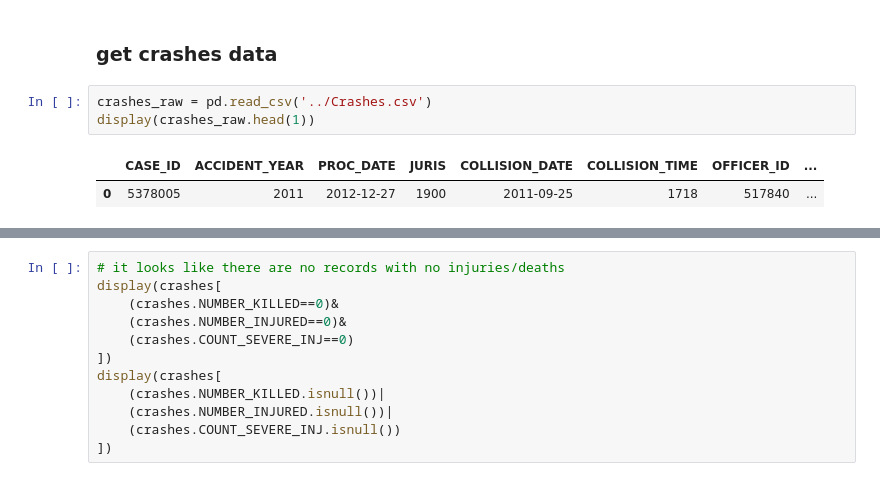
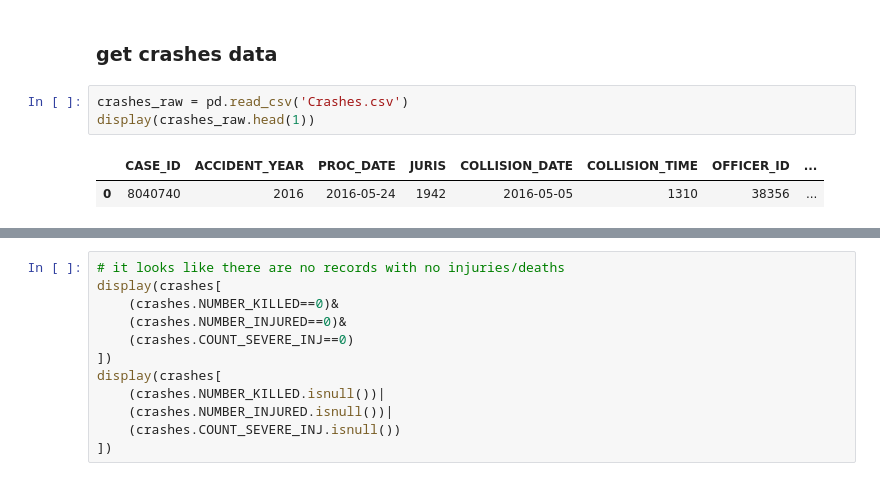
Before and after one commit to streetsforall/hsla_data_analysis, a Jupyter notebook: hsla_injuries_deaths/hsla_injuries_deaths_vs_mobility.ipynb, the cells around one changed output, grey strips where cells are left out. Saved outputs shown, nothing was run; the diff lists cells and outputs as text.

```diff
--- a/hsla_injuries_deaths/hsla_injuries_deaths_vs_mobility.ipynb
+++ b/hsla_injuries_deaths/hsla_injuries_deaths_vs_mobility.ipynb
@@ -218,11 +218,11 @@ radius = 20 # our average street will be 40m wide
 # %% [markdown]
 ### get crashes data
 # %%
-crashes_raw = pd.read_csv('../Crashes.csv')
+crashes_raw = pd.read_csv('Crashes.csv')
 display(crashes_raw.head(1))
 # %% [output]
 |  | CASE_ID | ACCIDENT_YEAR | PROC_DATE | JURIS | COLLISION_DATE | COLLISION_TIME | OFFICER_ID | ... |
-| 0 | 5378005 | 2011 | 2012-12-27 | 1900 | 2011-09-25 | 1718 | 517840 | ... |
+| 0 | 8040740 | 2016 | 2016-05-24 | 1942 | 2016-05-05 | 1310 | 38356 | ... |
 # %%
 # columns we are interested in
 crashes_col = [
```
Also changed, not shown: parts of 3 cells of this notebook.
